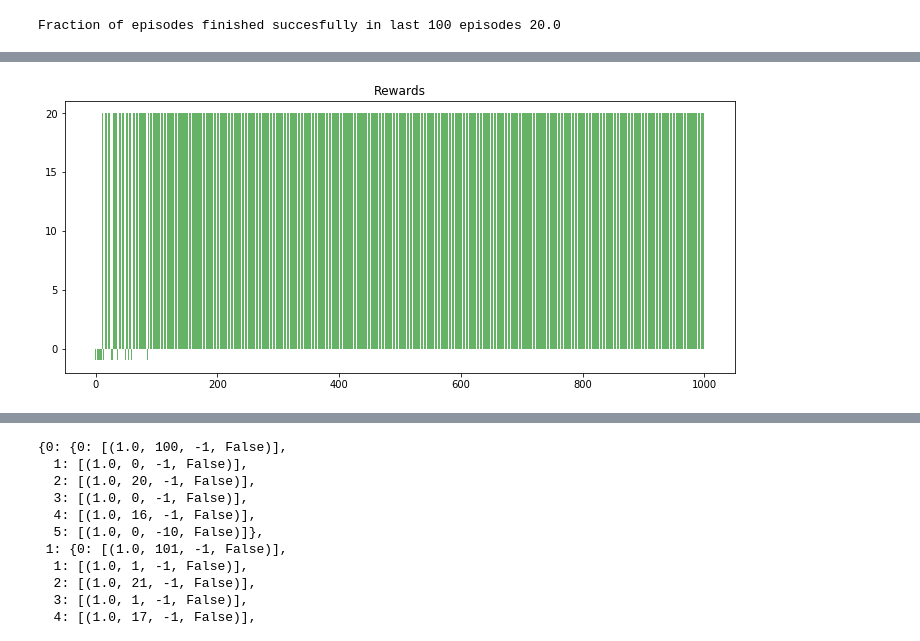
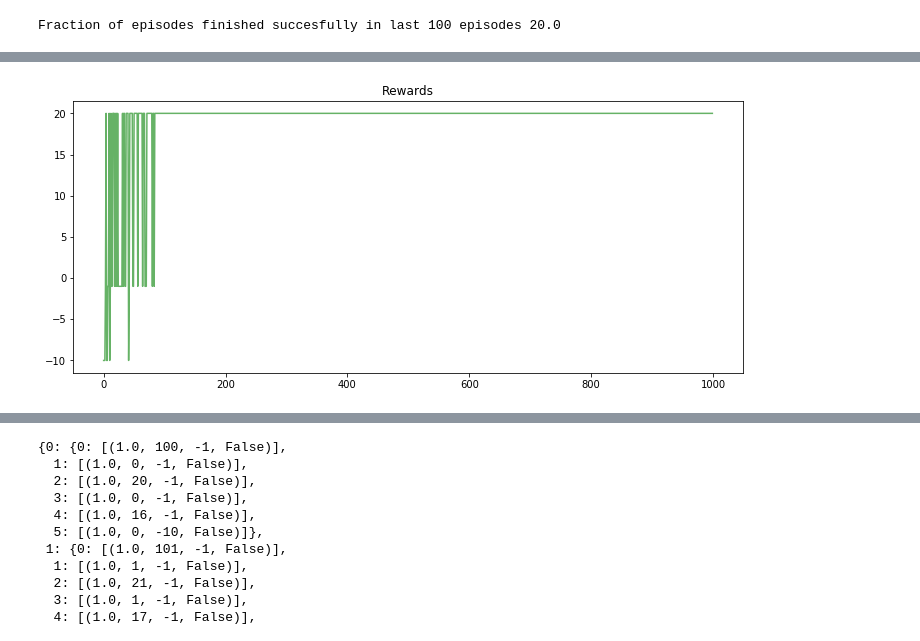
Before and after one commit to wfedorko/RL_sandbox, a Jupyter notebook: notebooks/sandbox8-hw1_Taxi-v3_try2_QLearning.ipynb, the cells around one changed output, grey strips where cells are left out. Saved outputs shown, nothing was run; the diff lists cells and outputs as text; code cells hidden in the pictures.

```diff
--- a/notebooks/sandbox8-hw1_Taxi-v3_try2_QLearning.ipynb
+++ b/notebooks/sandbox8-hw1_Taxi-v3_try2_QLearning.ipynb
@@ -134,11 +124,11 @@ tensor([[ 0.0000,  0.0000,  0.0000,  0.0000,  0.0000,  0.0000],
 # %%
 plt.figure(1,figsize=[12,5])
 plt.title("Rewards")
-plt.bar(torch.arange(len(rewards_total)), rewards_total,alpha=0.6, color='green')
+plt.plot(torch.arange(len(rewards_total)), rewards_total,alpha=0.6, color='green')
 #plt.plot(rewards_total)
 plt.show()
 # %% [output]
-[figure, old version]
+[figure, new version]
 # %%
 plt.figure(2,figsize=[12,5])
 plt.title("Steps to finish episode")
```
Also changed, not shown: parts of 9 cells of this notebook, 36 other files.
